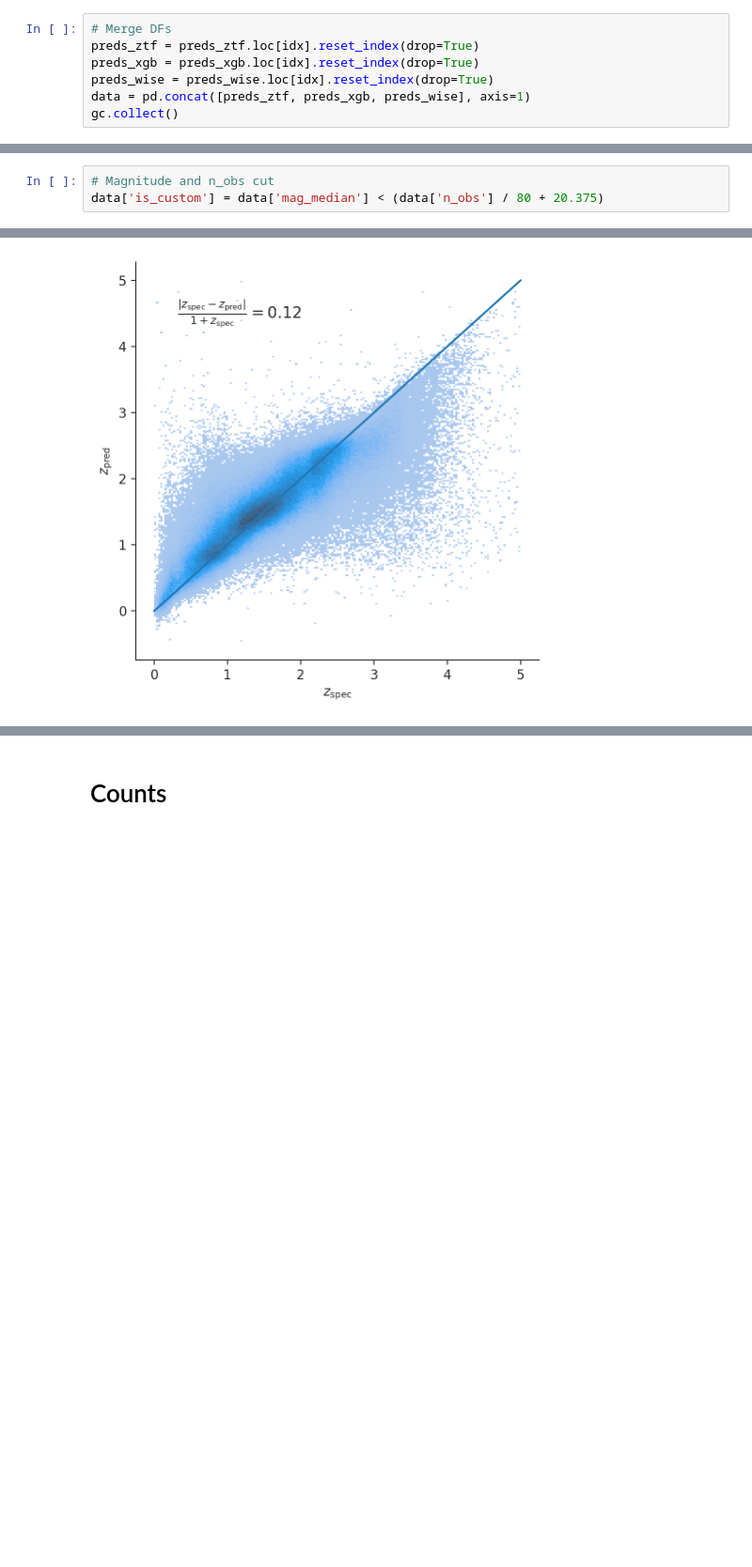
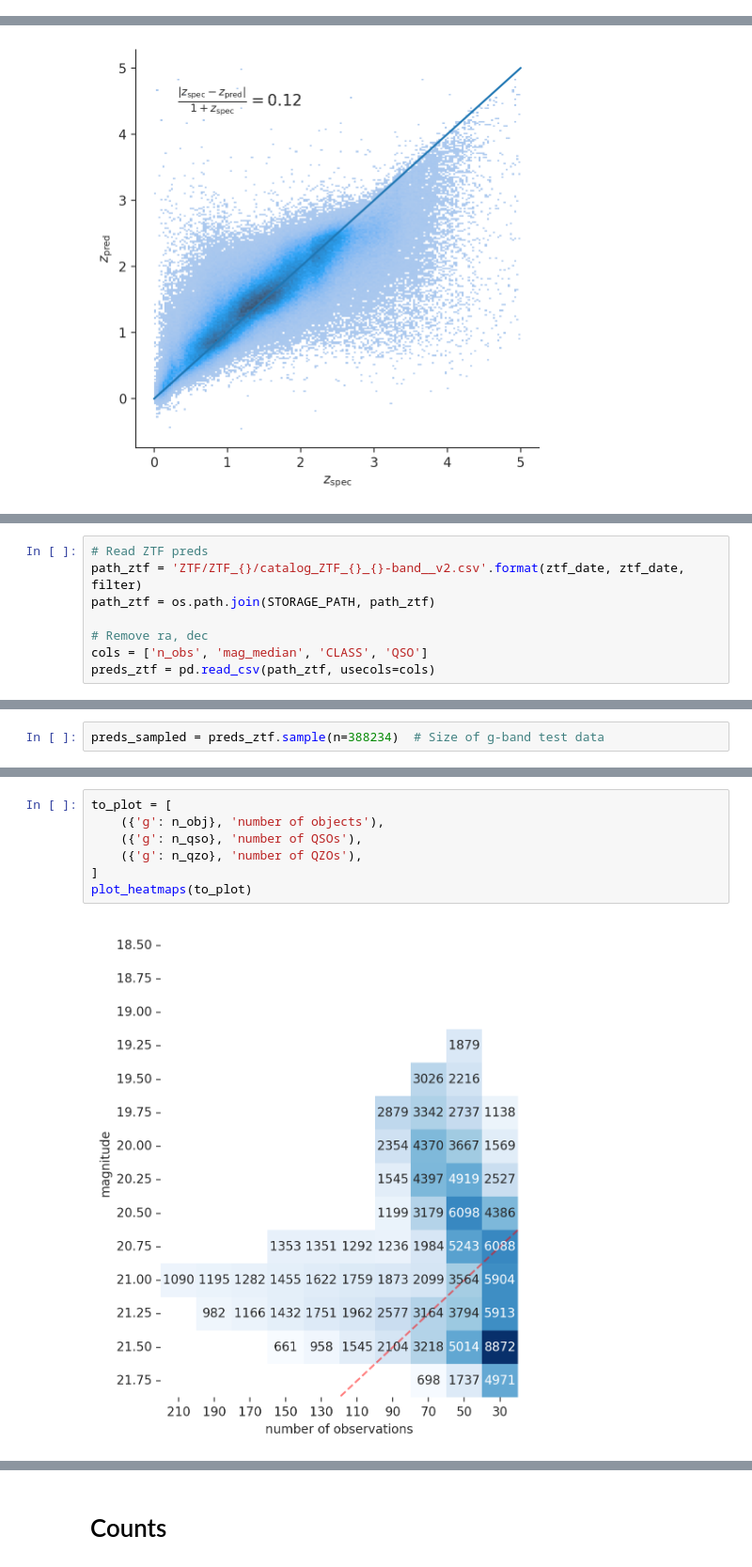
Before and after one commit to snakoneczny/ztf-agn, a Jupyter notebook: notebooks/catalog_DR20.ipynb, the cells around one changed output, grey strips where cells are left out. Shown at 94% size. Cells and saved outputs as stored; diff of their text form; blank space fills up the shorter version.

Commit message:
inference heatmap

```diff
--- a/notebooks/catalog_DR20.ipynb
+++ b/notebooks/catalog_DR20.ipynb
@@ -79,7 +44,0 @@ idx = preds_xgb['y_pred'] == 1
-# %%
-# Merge DFs
-preds_ztf = preds_ztf.loc[idx].reset_index(drop=True)
-preds_xgb = preds_xgb.loc[idx].reset_index(drop=True)
-preds_wise = preds_wise.loc[idx].reset_index(drop=True)
-data = pd.concat([preds_ztf, preds_xgb, preds_wise], axis=1)
-gc.collect()
@@ -144,3 +44,0 @@ tmp.shape
-# %%
-# Magnitude and n_obs cut
-data['is_custom'] = data['mag_median'] < (data['n_obs'] / 80 + 20.375)
@@ -497,0 +640,8 @@ data.loc[data['y_qso'] > 0.9].shape
+# %%
+# Read ZTF preds
+path_ztf = 'ZTF/ZTF_{}/catalog_ZTF_{}_{}-band__v2.csv'.format(ztf_date, ztf_date, filter)
+path_ztf = os.path.join(STORAGE_PATH, path_ztf)
+
+# Remove ra, dec
+cols = ['n_obs', 'mag_median', 'CLASS', 'QSO']
+preds_ztf = pd.read_csv(path_ztf, usecols=cols)
@@ -497,0 +652,2 @@ data.loc[data['y_qso'] > 0.9].shape
+# %%
+preds_sampled = preds_ztf.sample(n=388234)  # Size of g-band test data
@@ -497,0 +697,9 @@ data.loc[data['y_qso'] > 0.9].shape
+# %%
+to_plot = [
+    ({'g': n_obj}, 'number of objects'),
+    ({'g': n_qso}, 'number of QSOs'),
+    ({'g': n_qzo}, 'number of QZOs'),
+]
+plot_heatmaps(to_plot)
+# %% [output]
+[figure, added]
```
Also changed, not shown: parts of 151 cells of this notebook, 1 other file.
